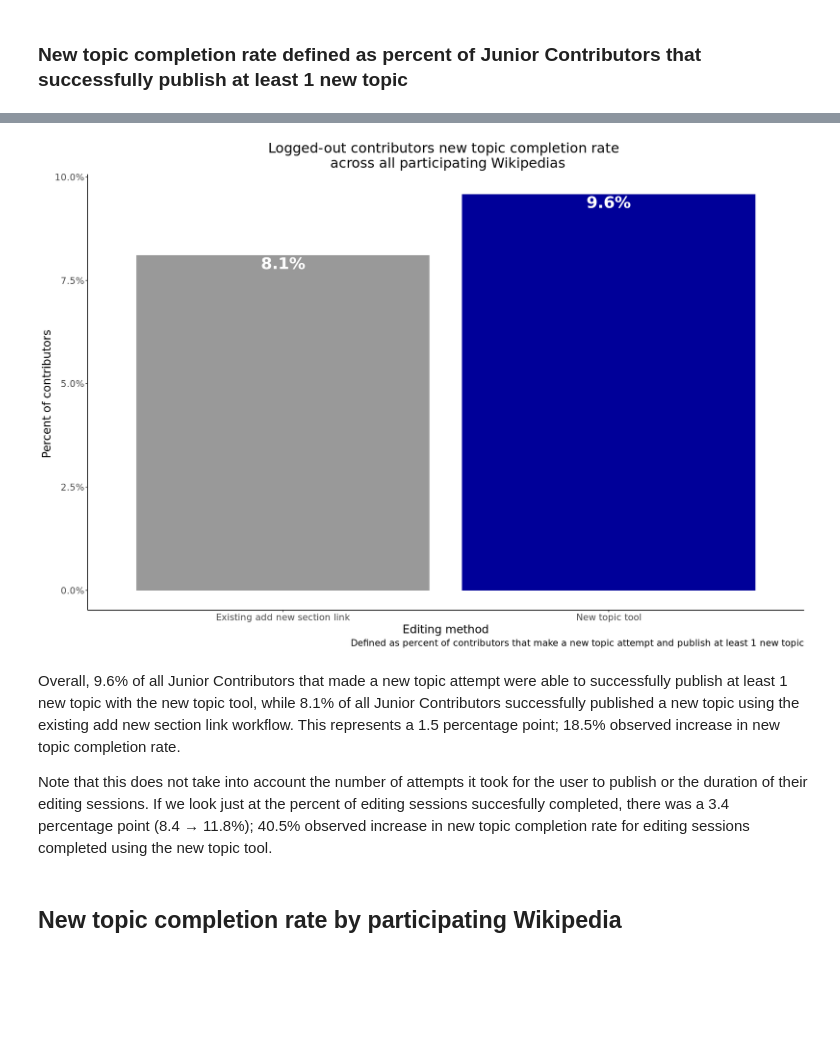
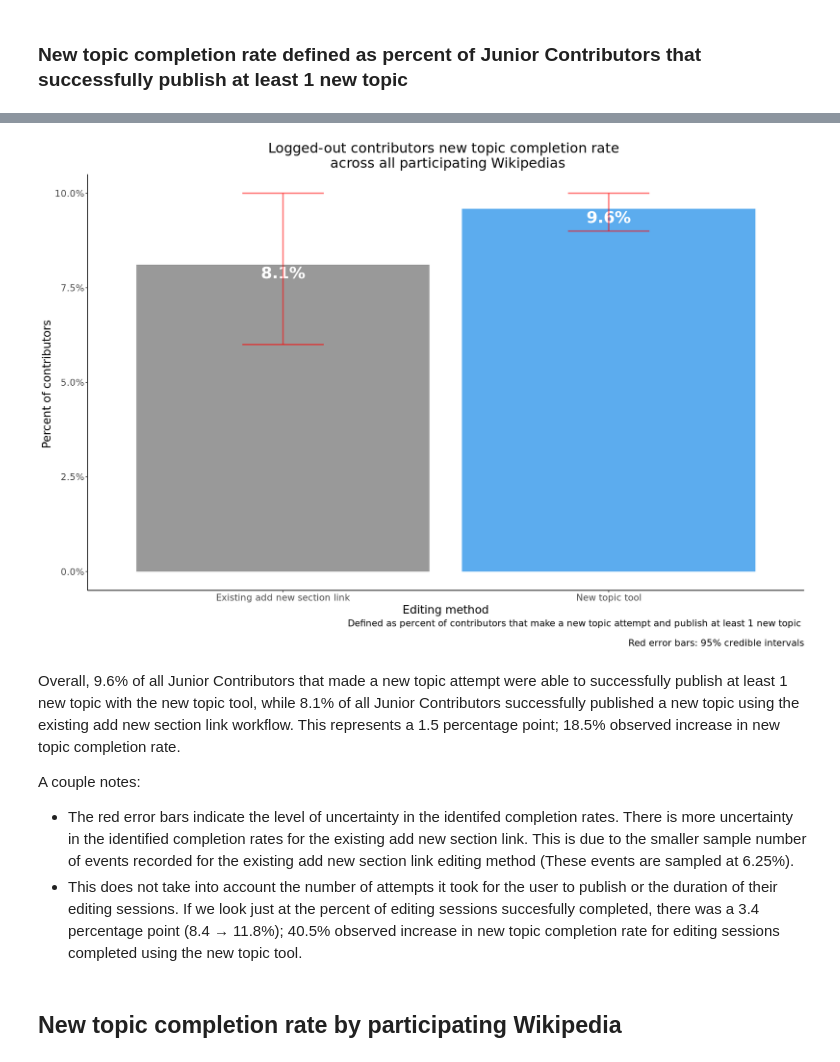
Before and after one commit to wikimedia-research/New-discussion-tool-analysis-2020, a Jupyter notebook: ab_test_logged_out.ipynb, the cells around one changed output, grey strips where cells are left out. Saved outputs shown, nothing was run; the diff lists cells and outputs as text; code cells hidden in the pictures; blank space fills up the shorter version.

```diff
--- a/ab_test_logged_out.ipynb
+++ b/ab_test_logged_out.ipynb
@@ -366,7 +366,10 @@ new_topic_completes_all <- new_topic_completes %>%
               n_users_completed = sum(n_completions >= 1), #user completed at least 1 edit
               completion_rate = paste0(round(n_users_completed / n_users  *100, 1), "%"),
               .groups = 'drop'
-  )
+  ) %>% #determine credible intervals
+    cbind(as.data.frame(binom:::binom.bayes(x = .$n_users_completed, n = .$n_users, conf.level = 0.95, tol = 1e-10))) %>%
+    mutate(lower = round(lower,2),
+           upper = round(upper, 2))
 # %%
 # Review edit completion rate by editor interface
 new_topic_completes_all_anon_table <- new_topic_completes_all %>%
@@ -410,32 +421,39 @@ IRdisplay::display_html(data = new_topic_completes_all_anon_table, file = "new_t
 # %%
+
+dodge <- position_dodge(width=0.9)
+
 p <- new_topic_completes_all  %>%
     ggplot(aes(x= section_edit_type, y = n_users_completed / n_users, fill = section_edit_type)) +
     geom_col(position = 'dodge') +
     geom_text(aes(label = paste(completion_rate), fontface=2), vjust=1.2, size = 8, color = "white") +
+    geom_errorbar(aes(ymin = lower, ymax = upper), color = 'red', size = 1, alpha = 0.5, position = dodge, width = 0.25) +
     scale_y_continuous(labels = scales::percent) +
     scale_x_discrete(labels = c("Existing add new section link", "New topic tool")) +
     labs (y = "Percent of contributors ",
           x = "Editing method",
           title = "Logged-out contributors new topic completion rate \n across all participating Wikipedias",
-         caption = "Defined as percent of contributors that make a new topic attempt and publish at least 1 new topic")  +
-    scale_fill_manual(values= c("#999999", "#000099")) +
+         caption = "Defined as percent of contributors that make a new topic attempt and publish at least 1 new topic \n
+             Red error bars: 95% credible intervals")  +
+    scale_fill_manual(values= c("#999999", "steelblue2")) +
     theme(
         panel.grid.minor = element_blank(),
         panel.background = element_blank(),
         plot.title = element_text(hjust = 0.5),
         text = element_text(size=16),
         legend.position= "none",
         axis.line = element_line(colour = "black"))
 
 
 p
 ggsave("Figures/new_topic_completes_all_anon.png", p, width = 16, height = 8, units = "in", dpi = 300)
 # %% [output]
-[figure, old version]
+[figure, new version]
 # %% [markdown]
 Overall, 9.6% of all Junior Contributors that made a new topic attempt were able to successfully publish at least 1 new topic with the new topic tool, while 8.1% of all Junior Contributors successfully published a new topic using the existing add new section link workflow. This represents a 1.5 percentage point; 18.5% observed increase in new topic completion rate.
 
-Note that this does not take into account the number of attempts it took for the user to publish or the duration of their editing sessions. If we look just at the percent of editing sessions succesfully completed, there was a 3.4 percentage point (8.4 → 11.8%); 40.5% observed increase in new topic completion rate for editing sessions completed using the new topic tool.
+A couple notes:
+* The red error bars indicate the level of uncertainty in the identifed completion rates. There is more uncertainty in the identified completion rates for the existing add new section link. This is due to the smaller sample number of events recorded for the existing add new section link editing method (These events are sampled at 6.25%).
+* This does not take into account the number of attempts it took for the user to publish or the duration of their editing sessions. If we look just at the percent of editing sessions succesfully completed, there was a 3.4 percentage point (8.4 → 11.8%); 40.5% observed increase in new topic completion rate for editing sessions completed using the new topic tool.
 # %% [markdown]
 ## New topic completion rate by participating Wikipedia
 # %%
```
Also changed, not shown: parts of 17 cells of this notebook, 6 other files.
